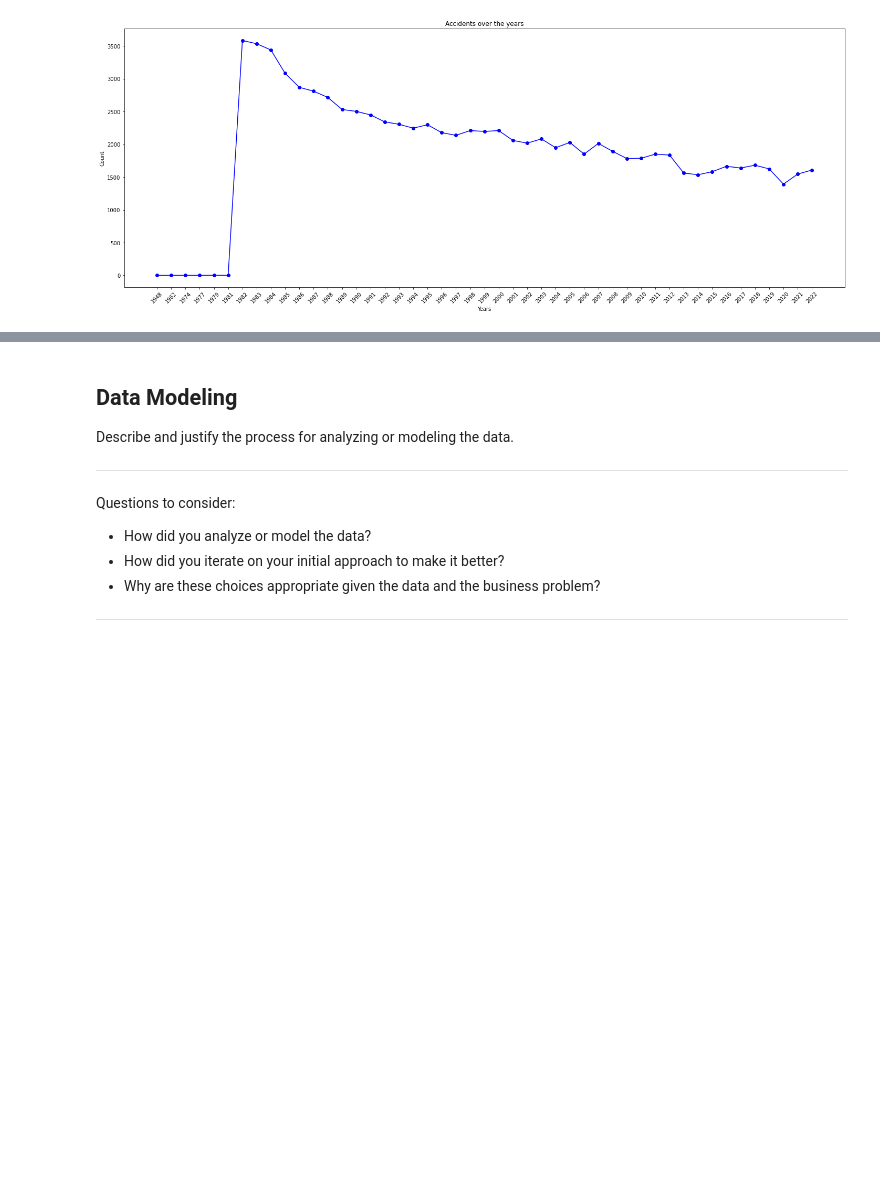
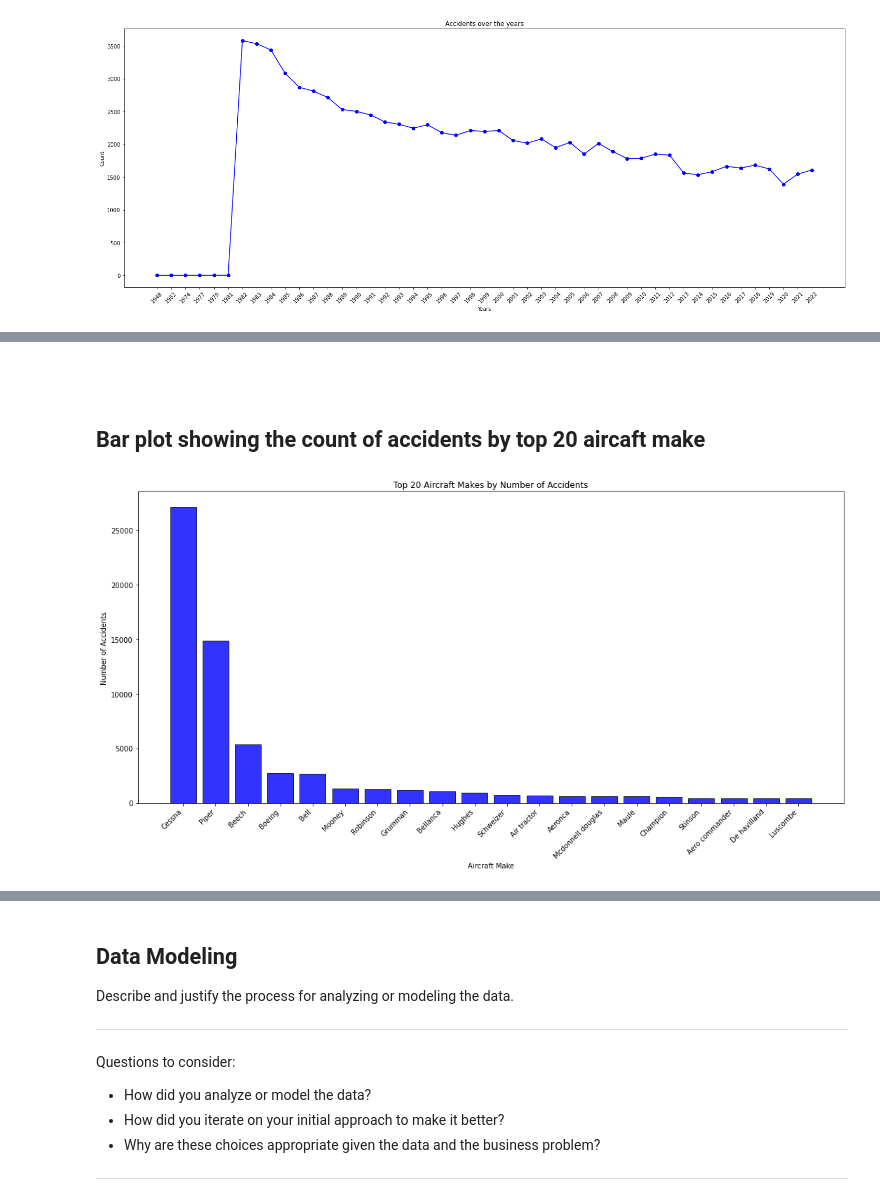
Before and after one commit to ianbett-hub/Phase-1-project, a Jupyter notebook: dsc-phase1-project-template.ipynb, the cells around one changed output, grey strips where cells are left out. Drawn from its saved outputs; the diff is of its cells as text; code cells hidden in the pictures; blank space fills up the shorter version.

```diff
--- a/dsc-phase1-project-template.ipynb
+++ b/dsc-phase1-project-template.ipynb
@@ -621,0 +720,26 @@ plt.show()
+# %% [markdown]
+##
+# %% [markdown]
+## Bar plot showing the count of accidents by top 20 aircaft make
+# %%
+
+# Group by aircraft make and count the number of accidents
+make_counts = avi_df_clean['make'].value_counts().head(20)
+
+# Extracting labels
+x_ = make_counts.index
+y_ = make_counts.values
+
+# Plotting the bar chart
+fig, ax = plt.subplots(figsize=(15, 8))
+ax.bar(x_, y_, color='blue', edgecolor='black', alpha=0.8)
+
+# Customizing the plot
+ax.set_xlabel('Aircraft Make')
+ax.set_ylabel('Number of Accidents')
+ax.set_title('Top 20 Aircraft Makes by Number of Accidents')
+plt.xticks(rotation=45, fontsize=10, ha='right')
+plt.tight_layout()
+plt.show();
+# %% [output]
+[figure, added]
```
Also changed, not shown: parts of 49 cells of this notebook.
